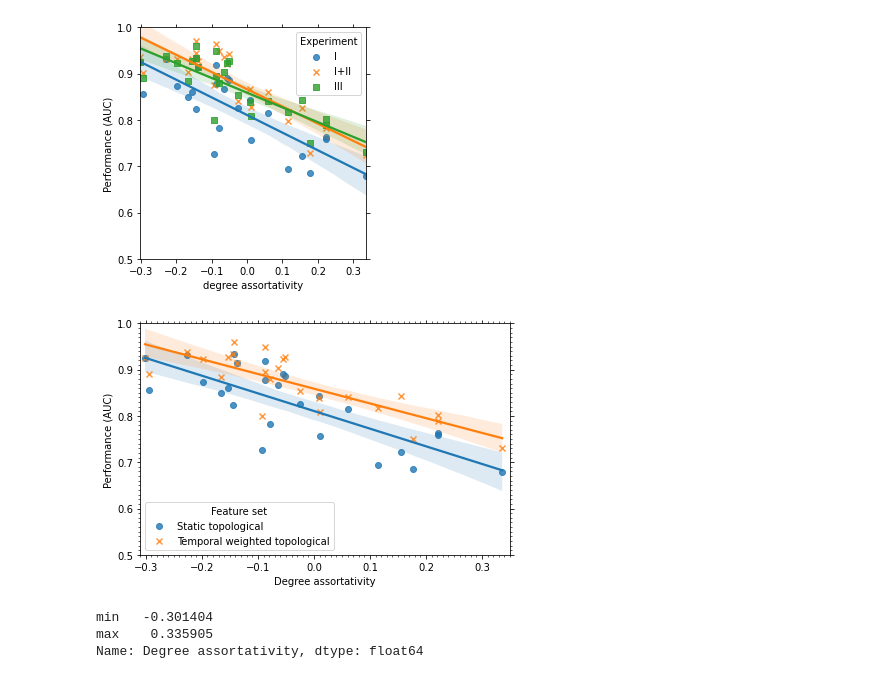
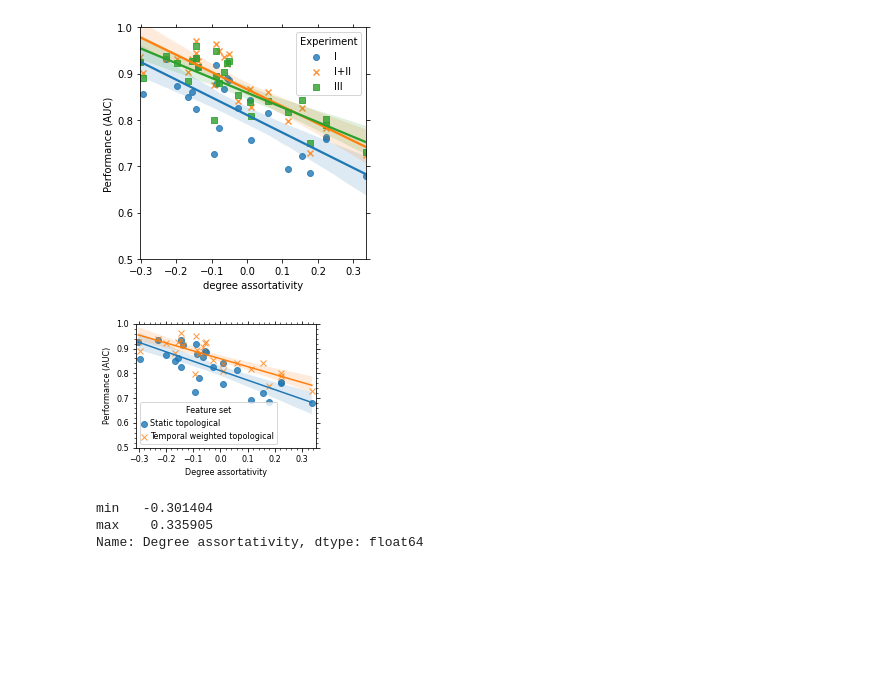
Before and after one commit to gerritjandebruin/temporal-link-prediction, a Jupyter notebook: code/figures/Fig5.ipynb, the cells around one changed output. Saved outputs shown, nothing was run; the diff lists cells and outputs as text; code cells hidden in the pictures; blank space fills up the shorter version.

```diff
--- a/code/figures/degree-assortativity.ipynb
+++ b/code/figures/Fig5.ipynb
@@ -237,20 +237,41 @@ df.replace({'experiment': {'time agnostic': 'Static topological', 'time aware':
 df.rename(columns={'experiment': 'Feature set used', 'auc': 'AUC', 'degree assortativity': 'Degree assortativity'}, inplace=True)
 # %%
 markers = ['o', 'x', 's']
-with plt.rc_context({'xtick.top': True, 'ytick.right': True}):
+
+fontsize=8
+rc = {
+  'xtick.top': True, 'ytick.right': True, 'figure.figsize': (3.30,2.475),
+  'axes.titlesize': fontsize,
+  'axes.labelsize': fontsize,
+  'xtick.labelsize': fontsize,
+  'ytick.labelsize': fontsize,
+  'legend.fontsize': fontsize,
+  'legend.title_fontsize': fontsize,
+  'lines.linewidth': 1,
+#   'lines.markersize': 4,
+  'legend.handlelength': .1,
+  'font.family': 'sans-serif',
+  'font.sans-serif': 'Helvetica',
+  'savefig.transparent': True
+}
+
+with plt.rc_context(rc):
   for (experiment, df_experiment), marker in zip(df.groupby('Feature set used'), markers):
     ax = sns.regplot(
       data=df_experiment, x='Degree assortativity', y='AUC', label=experiment,
       marker=marker)
   plt.legend(title='Feature set', loc='lower left')
-  ax.set_xticks(np.arange(-.31, .36, .01), minor=True)
-  ax.set_yticks(np.arange(.5, 1.001, .01), minor=True)
+  ax.xaxis.set_minor_locator(matplotlib.ticker.MultipleLocator(.02))
+  ax.yaxis.set_minor_locator(matplotlib.ticker.MultipleLocator(.02))
+  ax.xaxis.set_major_locator(matplotlib.ticker.MultipleLocator(.1))
+  ax.yaxis.set_major_locator(matplotlib.ticker.MultipleLocator(.1))
+  ax.set_xlim(-.31, .35)
   plt.ylim(.5, 1)
   plt.ylabel('Performance (AUC)')
   plt.tight_layout()
-  plt.savefig('code/figures/output/degree-assortativity.pdf')
+  plt.savefig('code/figures/output/Fig5.pdf')
 # %% [output]
-[figure, old version]
+[figure, new version]
 # %%
 df_experiment['Degree assortativity'].agg(['min', 'max'])
 # %% [output]
```
Also changed, not shown: parts of 2 cells of this notebook, 25 other files.
